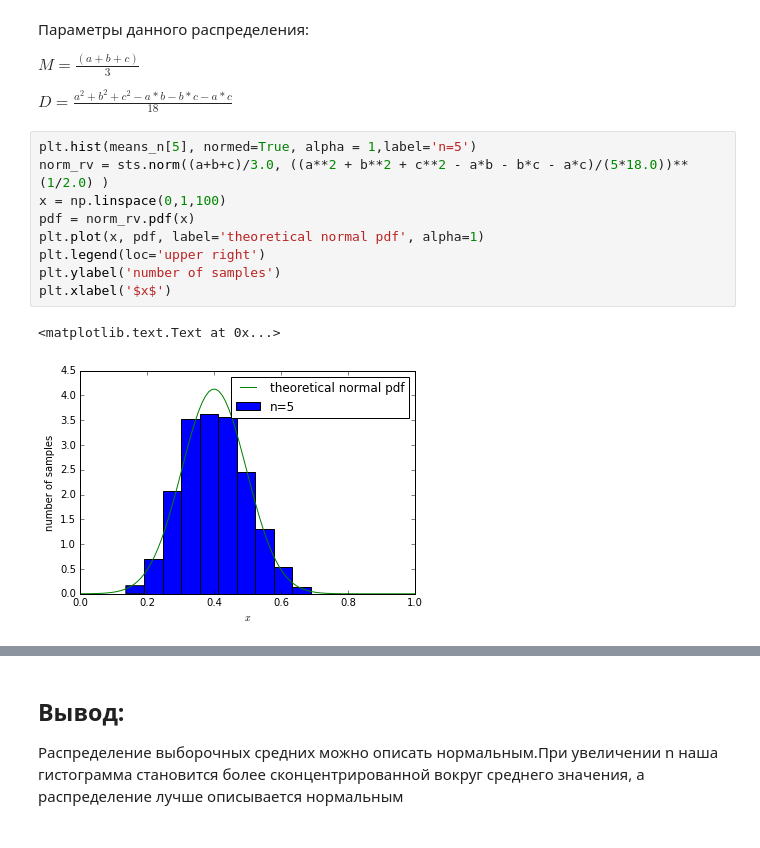
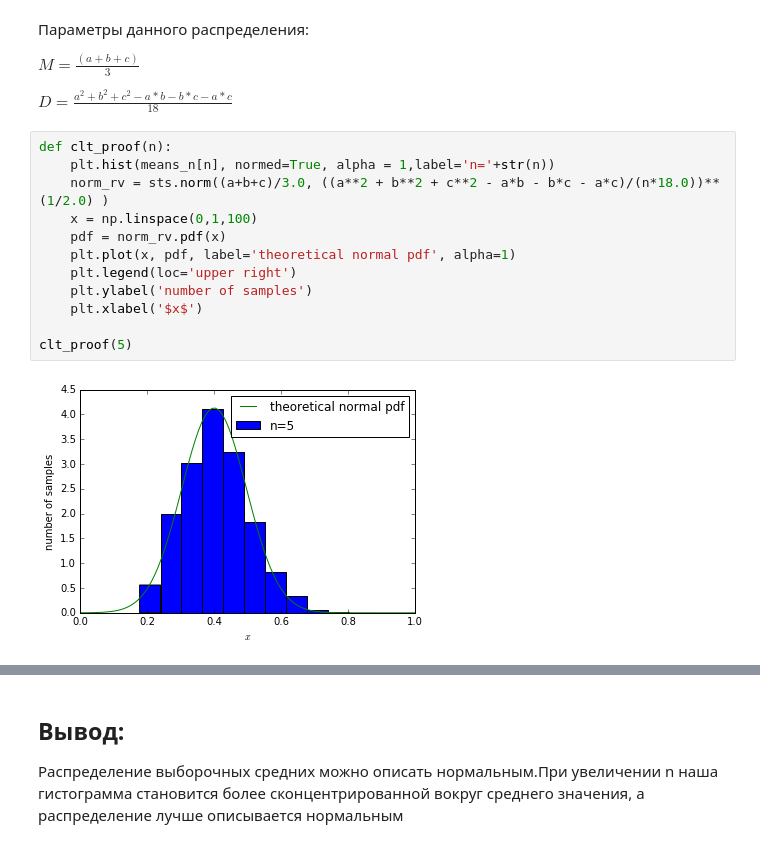
Before and after one commit to mliapich/Yandex-math-and-python-for-data-analys, a Jupyter notebook: tasks week 4/CLT.ipynb, the cells around one changed output, grey strips where cells are left out. Saved outputs shown, nothing was run; the diff lists cells and outputs as text.

```diff
--- a/tasks week 4/CLT.ipynb
+++ b/tasks week 4/CLT.ipynb
@@ -44,14 +44,16 @@ $ M = \frac{(a+b+c)}{3} $
 
 $ D = \frac{a^2 + b^2 + c^2 - a*b - b*c - a*c}{18}$
 # %%
-plt.hist(means_n[5], normed=True, alpha = 1,label='n=5')
-norm_rv = sts.norm((a+b+c)/3.0, ((a**2 + b**2 + c**2 - a*b - b*c - a*c)/(5*18.0))**(1/2.0) )
-x = np.linspace(0,1,100)
-pdf = norm_rv.pdf(x)
-plt.plot(x, pdf, label='theoretical normal pdf', alpha=1)
-plt.legend(loc='upper right')
-plt.ylabel('number of samples')
-plt.xlabel('$x$')
+def clt_proof(n):
+    plt.hist(means_n[n], normed=True, alpha = 1,label='n='+str(n))
+    norm_rv = sts.norm((a+b+c)/3.0, ((a**2 + b**2 + c**2 - a*b - b*c - a*c)/(n*18.0))**(1/2.0) )
+    x = np.linspace(0,1,100)
+    pdf = norm_rv.pdf(x)
+    plt.plot(x, pdf, label='theoretical normal pdf', alpha=1)
+    plt.legend(loc='upper right')
+    plt.ylabel('number of samples')
+    plt.xlabel('$x$')
+
+clt_proof(5)
 # %% [output]
-<matplotlib.text.Text at 0x...>
-[figure, old version]
+[figure, new version]
```
Also changed, not shown: parts of 5 cells of this notebook.
